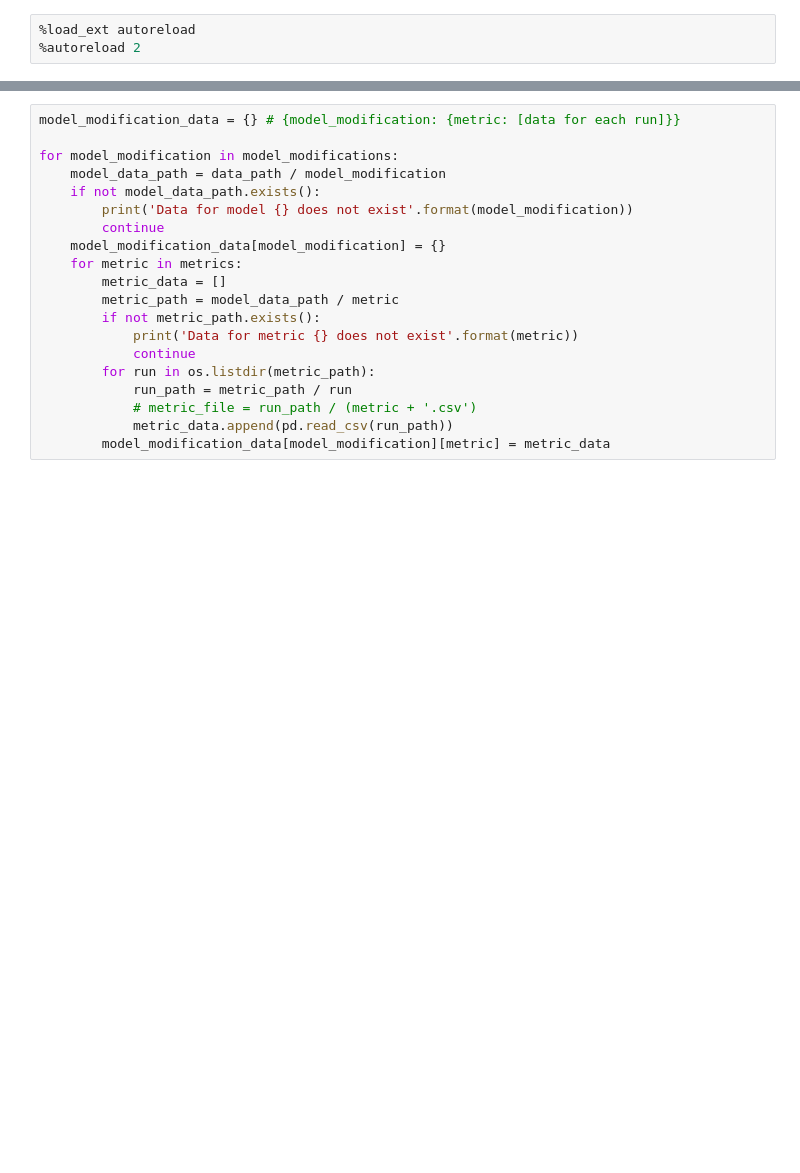
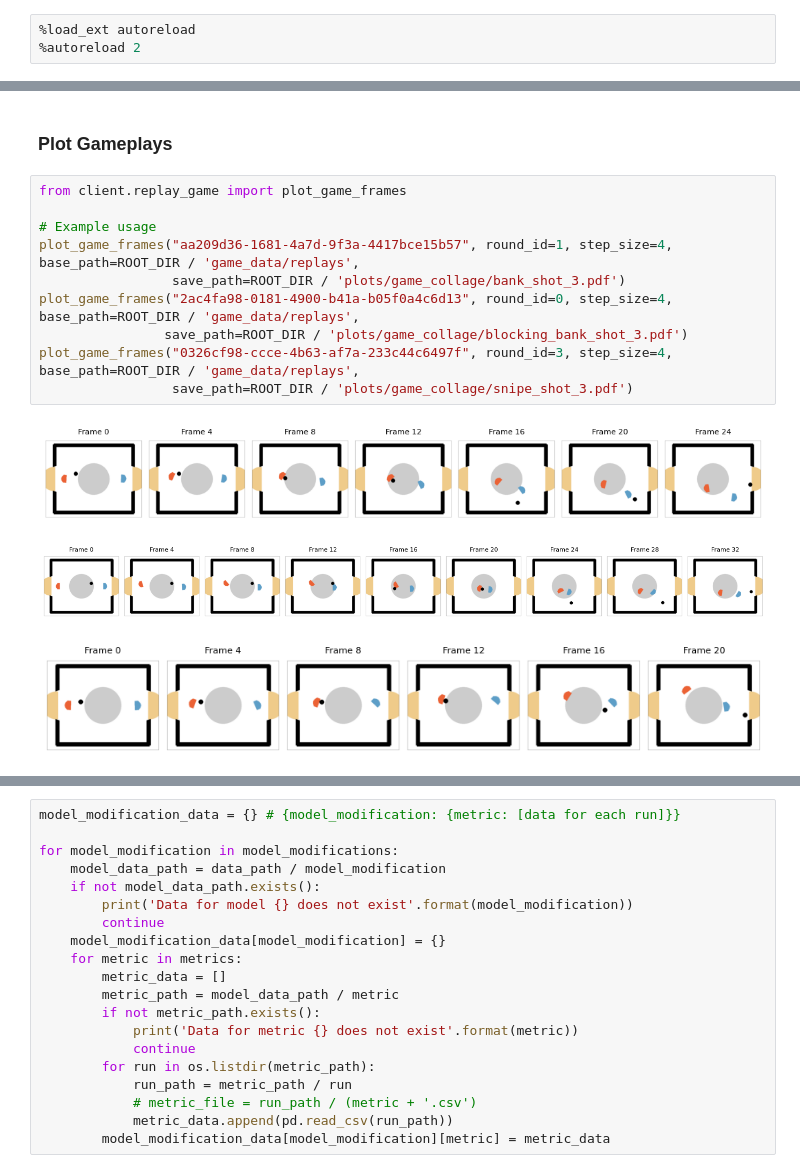
Before and after one commit to FlorianSp2000/hockey-rl-challenge, a Jupyter notebook: notebooks/evaluation_results.ipynb, the cells around one changed output, grey strips where cells are left out. Drawn from its saved outputs; the diff is of its cells as text; blank space fills up the shorter version.

Commit message:
add plots

```diff
--- a/notebooks/evaluation_results.ipynb
+++ b/notebooks/evaluation_results.ipynb
@@ -16,0 +340,16 @@ ROOT_DIR = Path().resolve().parent
+# %% [markdown]
+### Plot Gameplays
+# %%
+from client.replay_game import plot_game_frames
+
+# Example usage
+plot_game_frames("aa209d36-1681-4a7d-9f3a-4417bce15b57", round_id=1, step_size=4, base_path=ROOT_DIR / 'game_data/replays',
+                 save_path=ROOT_DIR / 'plots/game_collage/bank_shot_3.pdf')
+plot_game_frames("2ac4fa98-0181-4900-b41a-b05f0a4c6d13", round_id=0, step_size=4, base_path=ROOT_DIR / 'game_data/replays',
+                save_path=ROOT_DIR / 'plots/game_collage/blocking_bank_shot_3.pdf')
+plot_game_frames("0326cf98-ccce-4b63-af7a-233c44c6497f", round_id=3, step_size=4, base_path=ROOT_DIR / 'game_data/replays',
+                 save_path=ROOT_DIR / 'plots/game_collage/snipe_shot_3.pdf')
+# %% [output]
+[figure, added]
+[figure, added]
+[figure, added]
```
Also changed, not shown: parts of 22 cells of this notebook, 7 other files.
